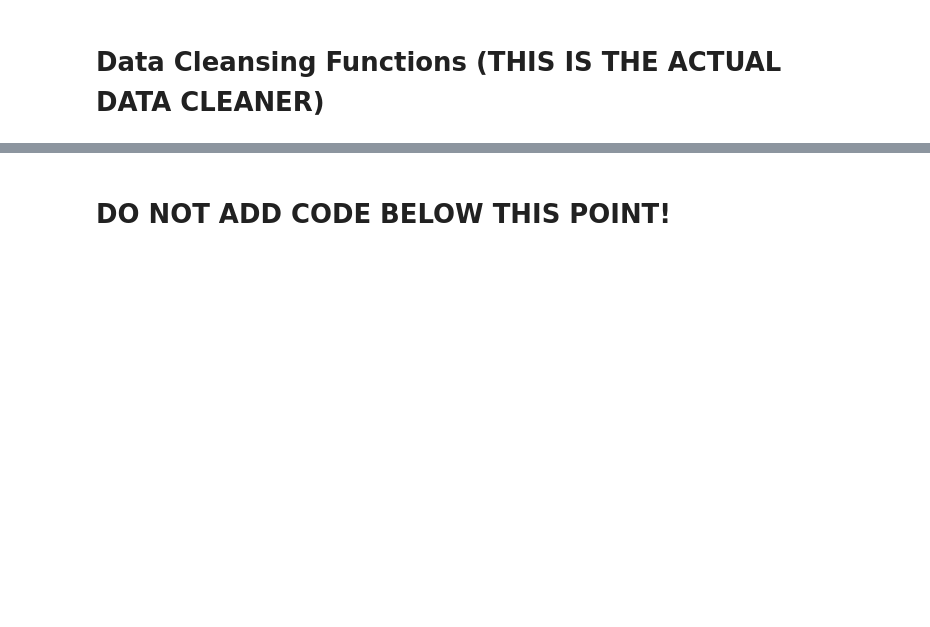
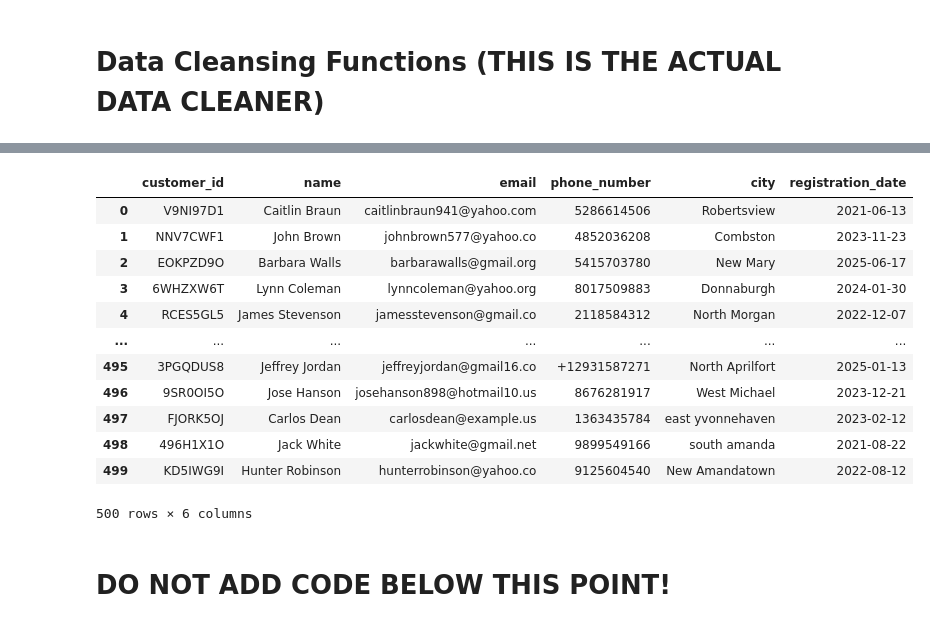
Before and after one commit to colinrodney/data_cleanser, a Jupyter notebook: automated_data_cleaner/AUTOMATED_DATA_CLEANSING.ipynb, the cells around one changed output, grey strips where cells are left out. Saved outputs shown, nothing was run; the diff lists cells and outputs as text; code cells hidden in the pictures; blank space fills up the shorter version.

Commit message:
Function standardize_phone_numbers(): Removed most non-digit characters from phone numbers

```diff
--- a/automated_data_cleaner/AUTOMATED_DATA_CLEANSING.ipynb
+++ b/automated_data_cleaner/AUTOMATED_DATA_CLEANSING.ipynb
@@ -315,10 +315,9 @@ def fill_missing_values(df_2):
 
 phone_number_pattern = re.compile(r"[\+\s\(\)-.]")
 def standardize_phone_numbers(df_2):
-    for value in df_2['phone_number']:
-        print(value)
-        # cleansed_number = re.sub(phone_number_pattern, "444-444-4444", value)
-        # print(cleansed_number)
+    df_2["phone_number"] = df_2["phone_number"].apply(lambda x: re.sub(r'[(),\s\.\-]', '', x))
+    df_2["phone_number"] = df_2["phone_number"].apply(lambda x: re.sub(r'[(),\s\.\-]', '', x))
+    return df_2
 
 
 
@@ -372,8 +371,8 @@ for filename in os.listdir(input_folder):
             df_2 = fill_missing_values(df_2)
             # print(df_2["phone_number"], "\n")
 
-            standardize_phone_numbers(df_2)
-            # print(df_2["phone_number"], "\n")
+            df_2 = standardize_phone_numbers(df_2)
+            print(df_2["phone_number"], "\n")
 
             output_path = os.path.join(output_folder, f"cleaned_{filename}")
             df_2.to_csv(output_path, index=False)
@@ -388,3 +403,19 @@ NameError: name 'df_2' is not defined
+# %%
+df_2
+# %% [output]
+|  | customer_id | name | email | phone_number | city | registration_date |
+| 0 | V9NI97D1 | Caitlin Braun | caitlinbraun941@yahoo.com | 5286614506 | Robertsview | 2021-06-13 |
+| 1 | NNV7CWF1 | John Brown | johnbrown577@yahoo.co | 4852036208 | Combston | 2023-11-23 |
+| 2 | EOKPZD9O | Barbara Walls | barbarawalls@gmail.org | 5415703780 | New Mary | 2025-06-17 |
+| 3 | 6WHZXW6T | Lynn Coleman | lynncoleman@yahoo.org | 8017509883 | Donnaburgh | 2024-01-30 |
+| 4 | RCES5GL5 | James Stevenson | jamesstevenson@gmail.co | 2118584312 | North Morgan | 2022-12-07 |
+| ... | ... | ... | ... | ... | ... | ... |
+| 495 | 3PGQDUS8 | Jeffrey Jordan | jeffreyjordan@gmail16.co | +12931587271 | North Aprilfort | 2025-01-13 |
+| 496 | 9SR0OI5O | Jose Hanson | josehanson898@hotmail10.us | 8676281917 | West Michael | 2023-12-21 |
+| 497 | FJORK5OJ | Carlos Dean | carlosdean@example.us | 1363435784 | east yvonnehaven | 2023-02-12 |
+| 498 | 496H1X1O | Jack White | jackwhite@gmail.net | 9899549166 | south amanda | 2021-08-22 |
+| 499 | KD5IWG9I | Hunter Robinson | hunterrobinson@yahoo.co | 9125604540 | New Amandatown | 2022-08-12 |
+500 rows × 6 columns
 # %%
 # # Process each CSV in the folder
 # for filename in os.listdir(input_folder):
```
Also changed, not shown: parts of 1 cell of this notebook, 1 other file.
